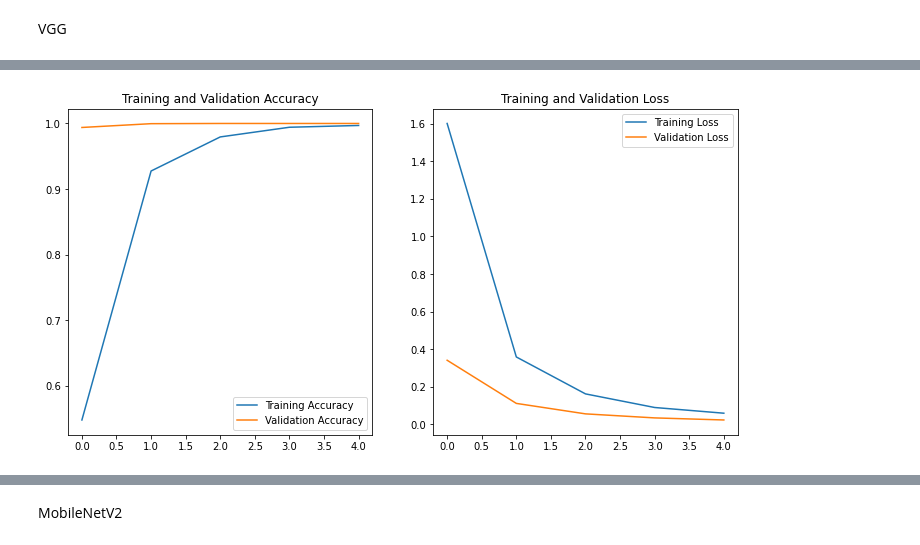
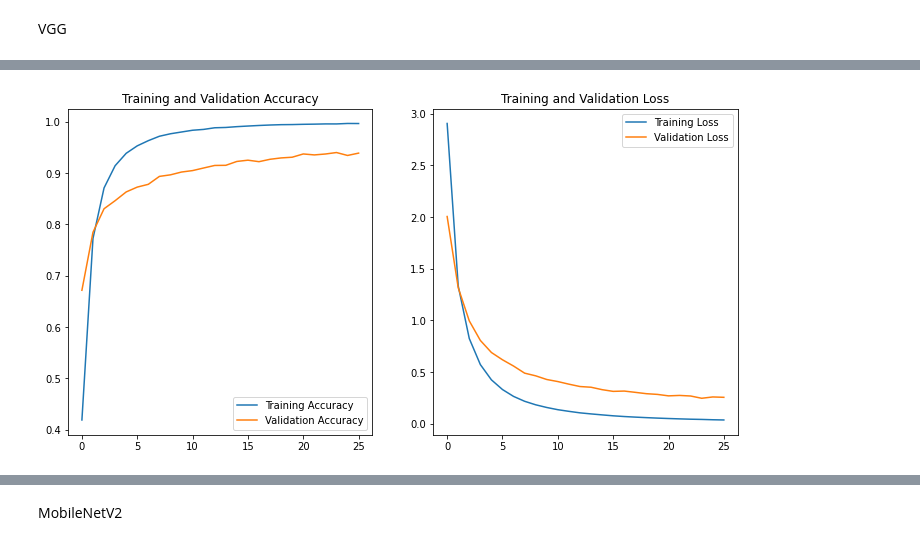
Before and after one commit to ansamz/Fruit_Vegetables_Detector, a Jupyter notebook: notebooks/Fruit_vegetables_detection_final.ipynb, the cells around one changed output, grey strips where cells are left out. Saved outputs shown, nothing was run; the diff lists cells and outputs as text; code cells hidden in the pictures.

```diff
--- a/notebooks/Fruit_vegetables_detection_final.ipynb
+++ b/notebooks/Fruit_vegetables_detection_final.ipynb
@@ -125,12 +165,15 @@ train_images = train_generator.flow_from_dataframe(
     batch_size=32,
     shuffle=True,
     seed=42, #42 the answer to everything :D
-    rotation_range=30,
+    #rotation_range=30,
     zoom_range=0.15,
     width_shift_range=0.2,
     height_shift_range=0.2,
+    brightness_range=(0.1, 0.9),
     shear_range=0.15,
-    horizontal_flip=True,
+    #horizontal_flip=True, #randomly flip images
+    horizontal_flip=False,  #better to set it to False
+    vertical_flip=False,
     fill_mode="nearest"
 )
 
@@ -144,12 +187,15 @@ val_images = train_generator.flow_from_dataframe(
     batch_size=32,
     shuffle=True,
     seed=42,
-    rotation_range=30,
+    #rotation_range=30,
     zoom_range=0.15,
     width_shift_range=0.2,
     height_shift_range=0.2,
+    brightness_range=(0.1, 0.9),
     shear_range=0.15,
-    horizontal_flip=True,
+    #horizontal_flip=True,
+    horizontal_flip=False,
+    vertical_flip=False,
     fill_mode="nearest"
 )
 
@@ -329,22 +385,27 @@ This image is most likely a pear_1 with a 100.00 percent confidence.
 VGG
 # %%
 vgg = tf.keras.applications.VGG19(
-    include_top=False,
+    #include_top=False,
     weights="imagenet",
-    input_tensor=None,
+    # input_tensor=None,
     input_shape=(224, 224, 3),
-    classes=24,
-    classifier_activation="softmax",
+    # classes=131,
+    # classifier_activation="softmax",
 )
 
+vgg_layers = vgg.layers
+
 modelvgg = Sequential()
-modelvgg.add(vgg)
-modelvgg.add(layers.Dropout(0.3))
+for layer in range(len(vgg_layers)-1):
+    modelvgg.add(vgg_layers[layer])
+
+for layer in vgg.layers:
+    layer.trainable = False
+
+modelvgg.add(layers.Dropout(0.2))
 modelvgg.add(layers.Flatten())
-modelvgg.add(layers.Dropout(0.5))
-modelvgg.add(layers.Dense(24, activation='softmax'))
+modelvgg.add(layers.Dense(131, activation='softmax'))
 
-modelvgg.layers[0].trainable = False
 
 modelvgg.summary()
 # %% [output]
@@ -373,7 +434,7 @@ modelvgg.compile(optimizer=adam,
 
 historyvgg = modelvgg.fit(train_images, validation_data=val_images,
     batch_size = 32,
-    epochs=5,
+    epochs=50,
         callbacks=[
         tf.keras.callbacks.EarlyStopping(
             monitor='val_loss',
@@ -395,7 +465,7 @@ Epoch 5/5
 # %%
-plot_loss_acc(historyvgg, 5)
+plot_loss_acc(historyvgg, 26)
 # %% [output]
-[figure, old version]
+[figure, new version]
 # %%
 acc_score_display(modelvgg)
 # %% [output]
```
Also changed, not shown: parts of 36 cells of this notebook, 3 other files.
